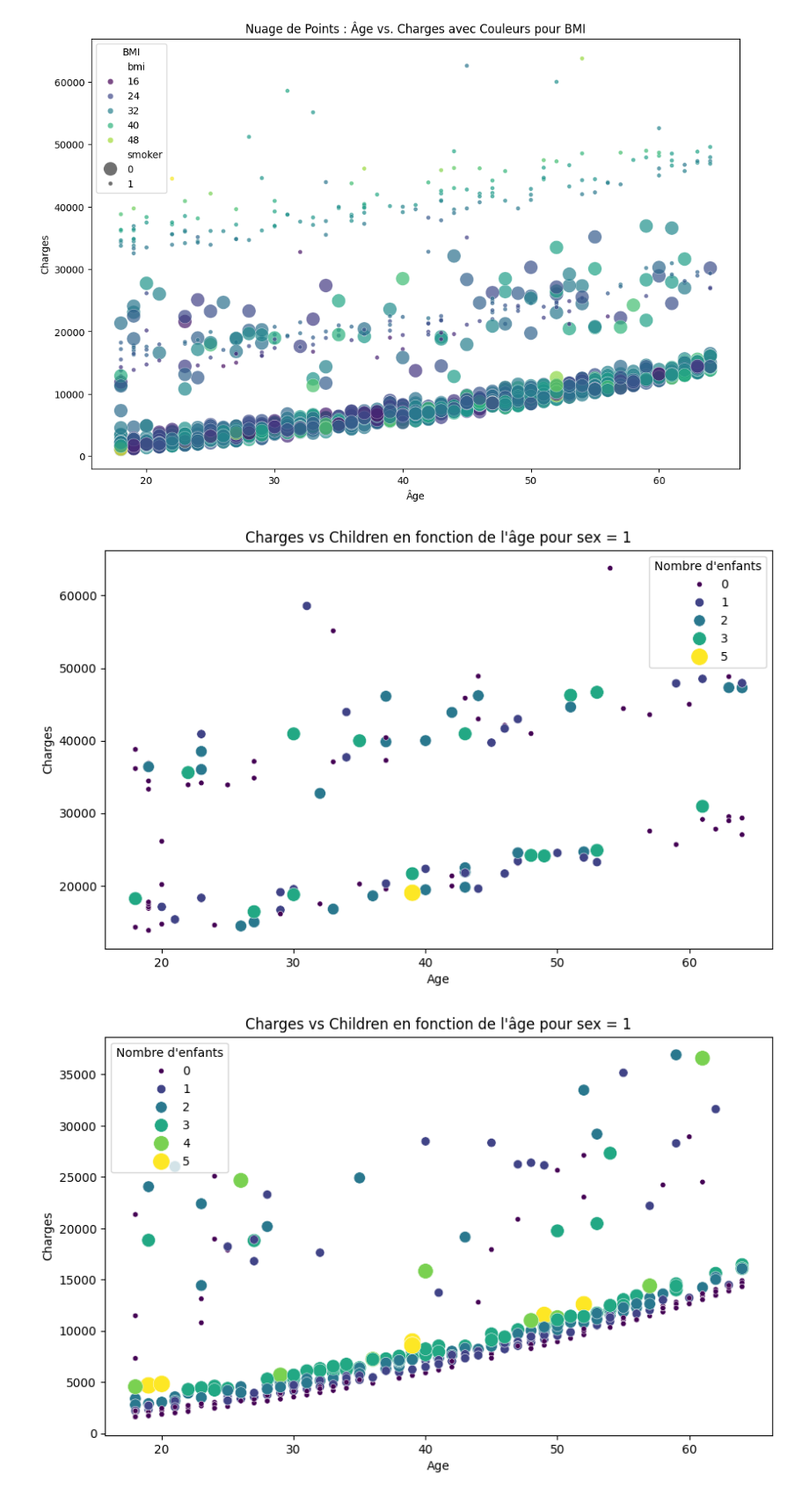
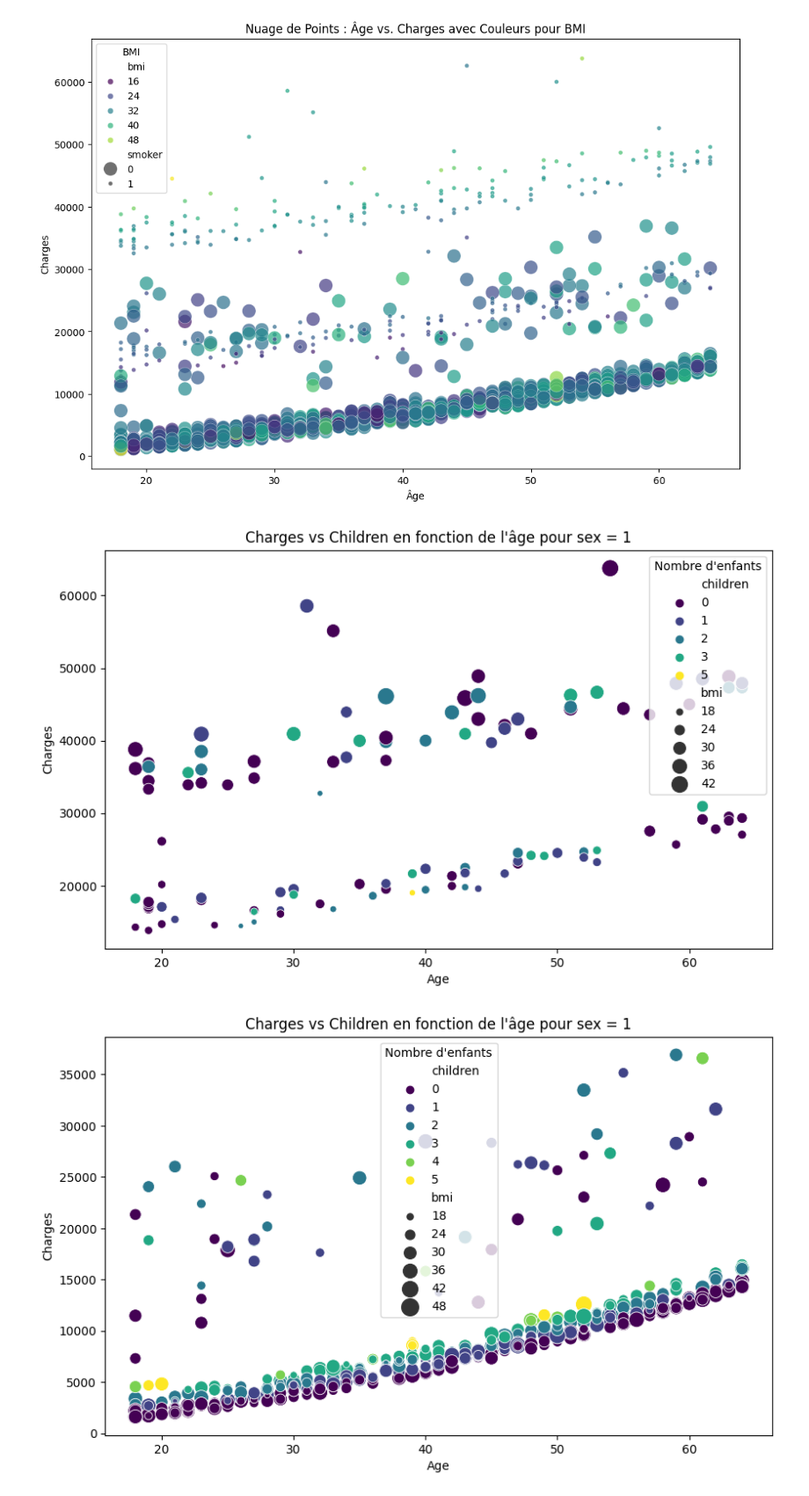
Before and after one commit to ElieLECAS/Assurance_FE, a Jupyter notebook: checklist.ipynb, the cells around one changed output. Shown at 88% size. Drawn from its saved outputs; the diff is of its cells as text; code cells hidden in the pictures.

```diff
--- a/checklist.ipynb
+++ b/checklist.ipynb
@@ -290,17 +291,17 @@ plt.show()
 # %%
 unique_sex_values = df['sex'].unique()
 unique_smoker_values = df['smoker'].unique()
 
 for sex_value in unique_sex_values:
     for smoker_value in unique_smoker_values:
         data_filter_df = df[(df['sex'] == sex_value) & (df['smoker'] == smoker_value)]
         plt.figure(figsize=(10, 6))
-        sns.scatterplot(x='age', y='charges', hue='children', data=data_filter_df, palette='viridis', size='children', sizes=(20, 200))
+        sns.scatterplot(x='age', y='charges', hue='children', data=data_filter_df, palette='viridis', size='bmi', sizes=(20, 200))
         plt.title(f"Charges vs Children en fonction de l'âge pour sex = {sex_value}")
         plt.xlabel('Age')
         plt.ylabel('Charges')
         plt.legend(title="Nombre d'enfants")
         plt.show()
 # %% [output]
-[figure, old version]
+[figure, new version]
-[figure, old version]
+[figure, new version]
```
Also changed, not shown: parts of 9 cells of this notebook.
